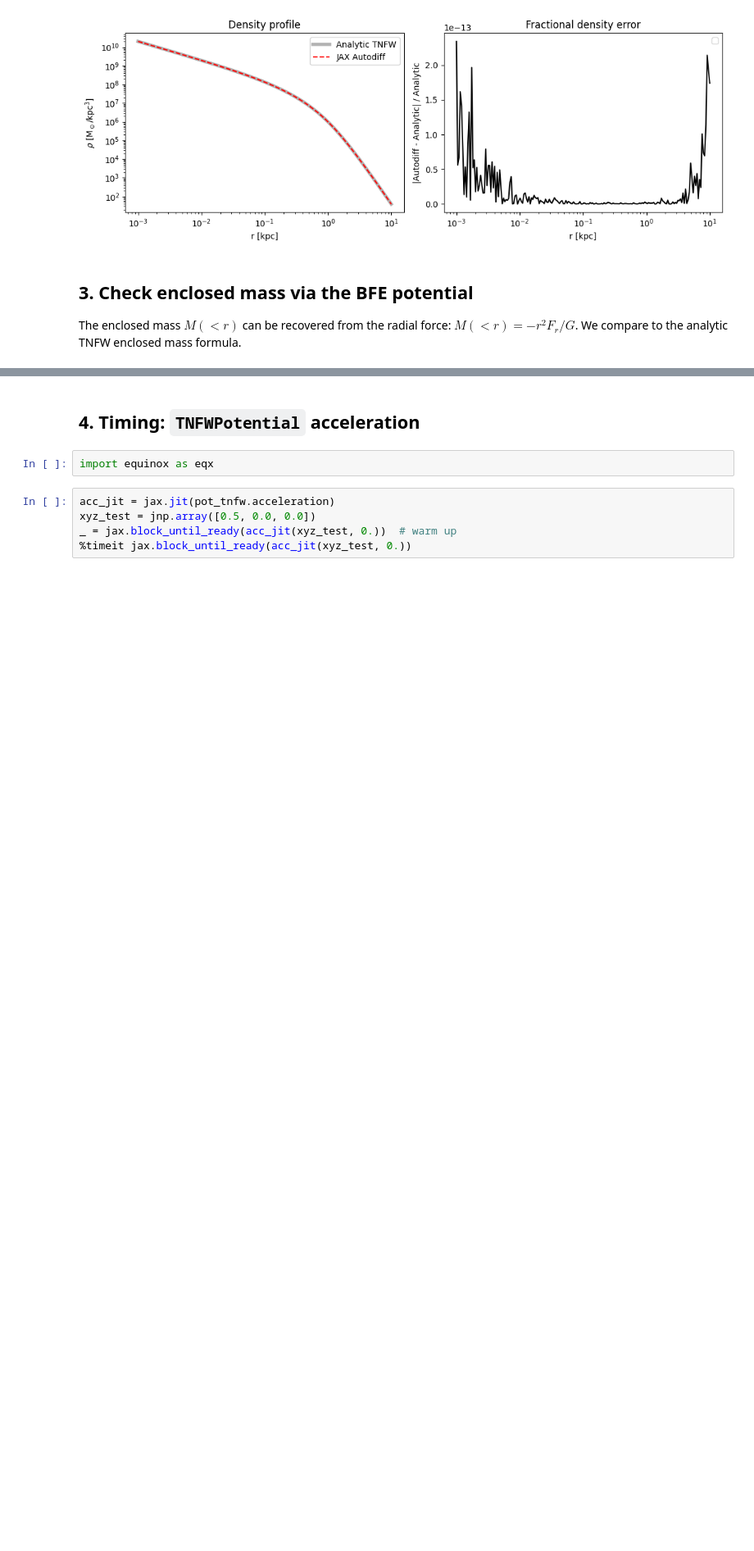
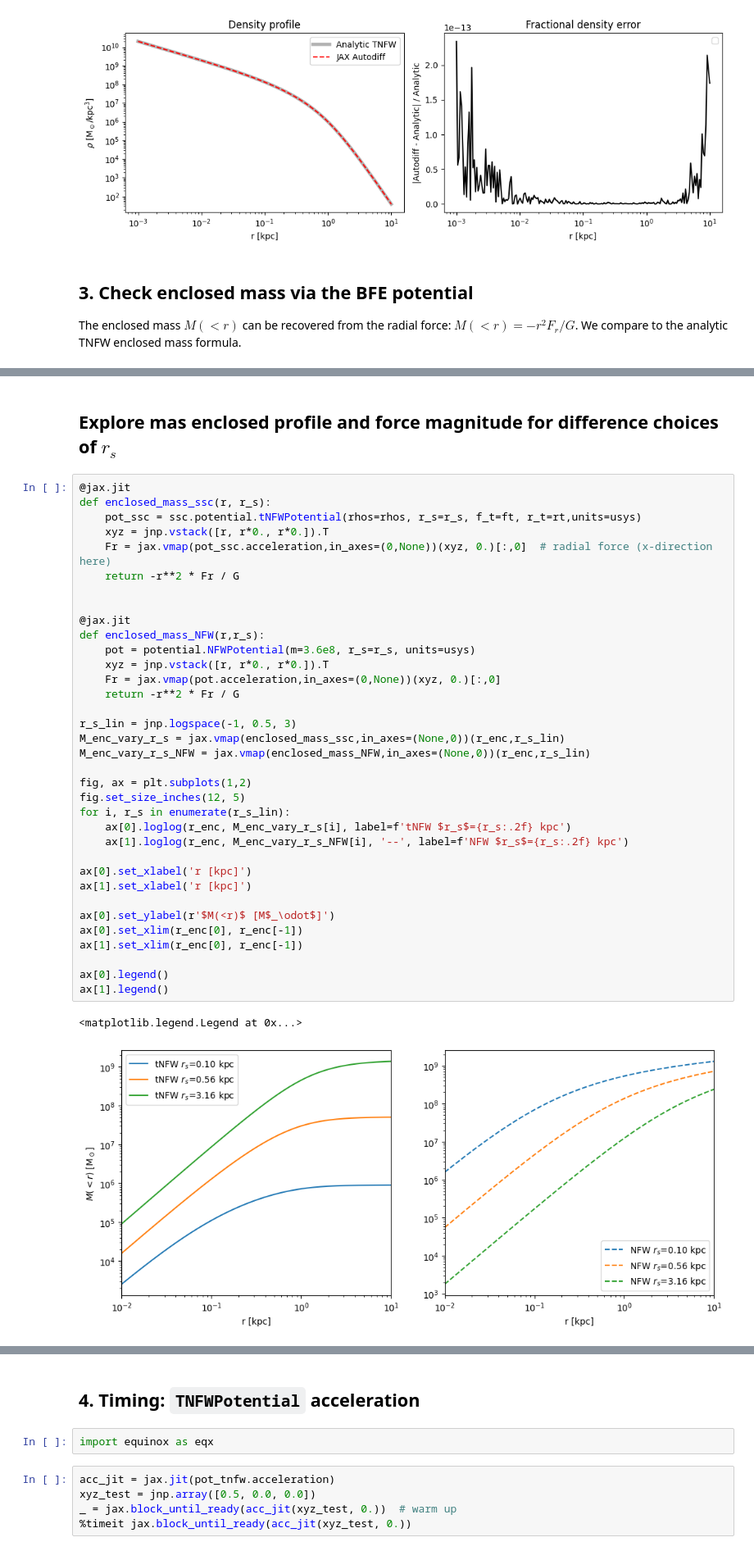
Before and after one commit to jnibauer/streamsculptor, a Jupyter notebook: streamsculptor/examples/tnfw_example.ipynb, the cells around one changed output, grey strips where cells are left out. Shown at 82% size. Drawn from its saved outputs; the diff is of its cells as text; blank space fills up the shorter version.

```diff
--- a/streamsculptor/examples/tnfw_example.ipynb
+++ b/streamsculptor/examples/tnfw_example.ipynb
@@ -223,0 +230,40 @@ plt.show()
+# %% [markdown]
+## Explore mas enclosed profile and force magnitude for difference choices of $r_s$
+# %%
+@jax.jit
+def enclosed_mass_ssc(r, r_s):
+    pot_ssc = ssc.potential.tNFWPotential(rhos=rhos, r_s=r_s, f_t=ft, r_t=rt,units=usys)
+    xyz = jnp.vstack([r, r*0., r*0.]).T
+    Fr = jax.vmap(pot_ssc.acceleration,in_axes=(0,None))(xyz, 0.)[:,0]  # radial force (x-direction here)
+    return -r**2 * Fr / G
+
+
+@jax.jit
+def enclosed_mass_NFW(r,r_s):
+    pot = potential.NFWPotential(m=3.6e8, r_s=r_s, units=usys)
+    xyz = jnp.vstack([r, r*0., r*0.]).T
+    Fr = jax.vmap(pot.acceleration,in_axes=(0,None))(xyz, 0.)[:,0]
+    return -r**2 * Fr / G
+
+r_s_lin = jnp.logspace(-1, 0.5, 3)
+M_enc_vary_r_s = jax.vmap(enclosed_mass_ssc,in_axes=(None,0))(r_enc,r_s_lin)
+M_enc_vary_r_s_NFW = jax.vmap(enclosed_mass_NFW,in_axes=(None,0))(r_enc,r_s_lin)
+
+fig, ax = plt.subplots(1,2)
+fig.set_size_inches(12, 5)
+for i, r_s in enumerate(r_s_lin):
+    ax[0].loglog(r_enc, M_enc_vary_r_s[i], label=f'tNFW $r_s$={r_s:.2f} kpc')
+    ax[1].loglog(r_enc, M_enc_vary_r_s_NFW[i], '--', label=f'NFW $r_s$={r_s:.2f} kpc')
+
+ax[0].set_xlabel('r [kpc]')
+ax[1].set_xlabel('r [kpc]')
+
+ax[0].set_ylabel(r'$M(<r)$ [M$_\odot$]')
+ax[0].set_xlim(r_enc[0], r_enc[-1])
+ax[1].set_xlim(r_enc[0], r_enc[-1])
+
+ax[0].legend()
+ax[1].legend()
+# %% [output]
+<matplotlib.legend.Legend at 0x...>
+[figure, added]
```
Also changed, not shown: parts of 4 cells of this notebook, 3 other files.
